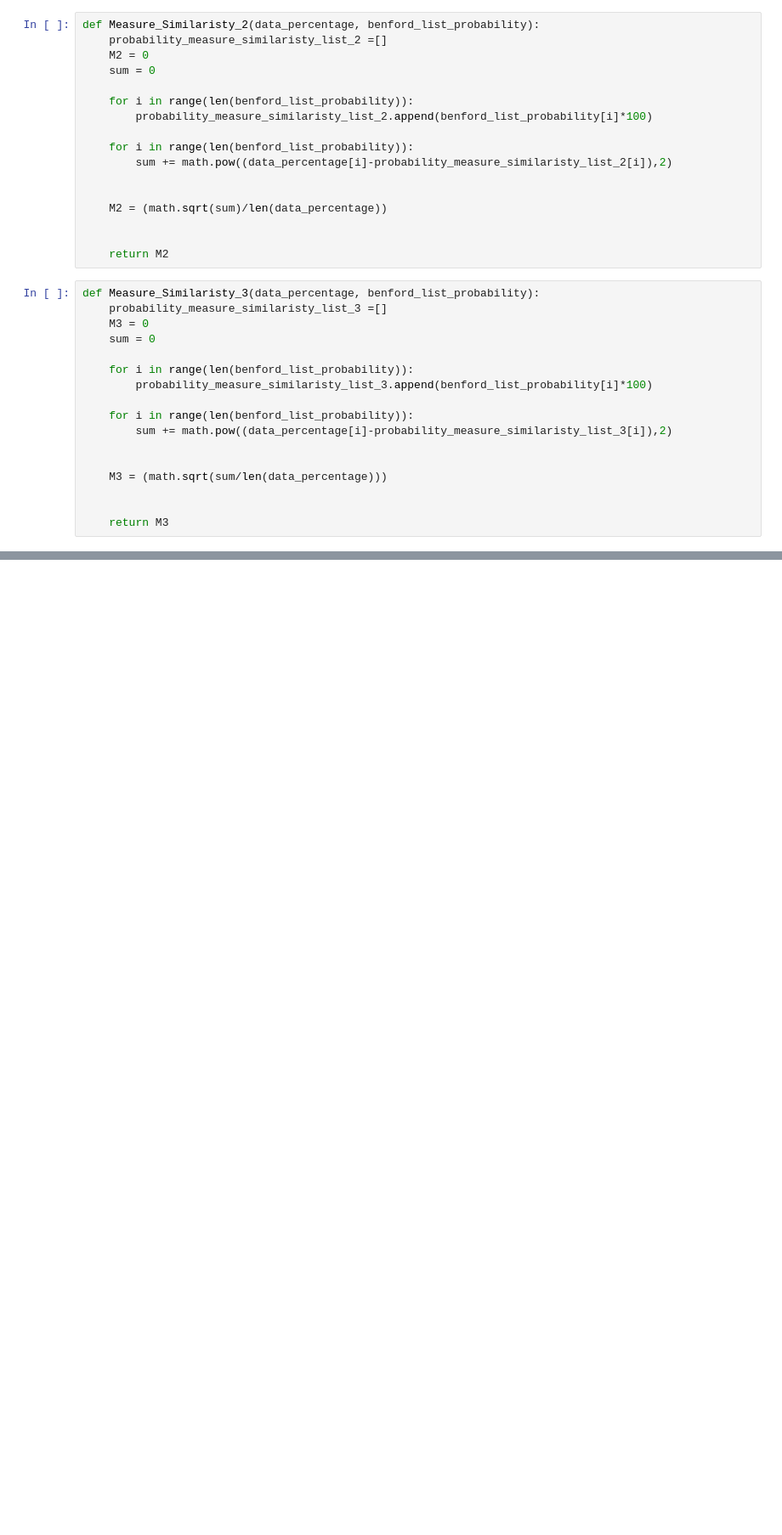
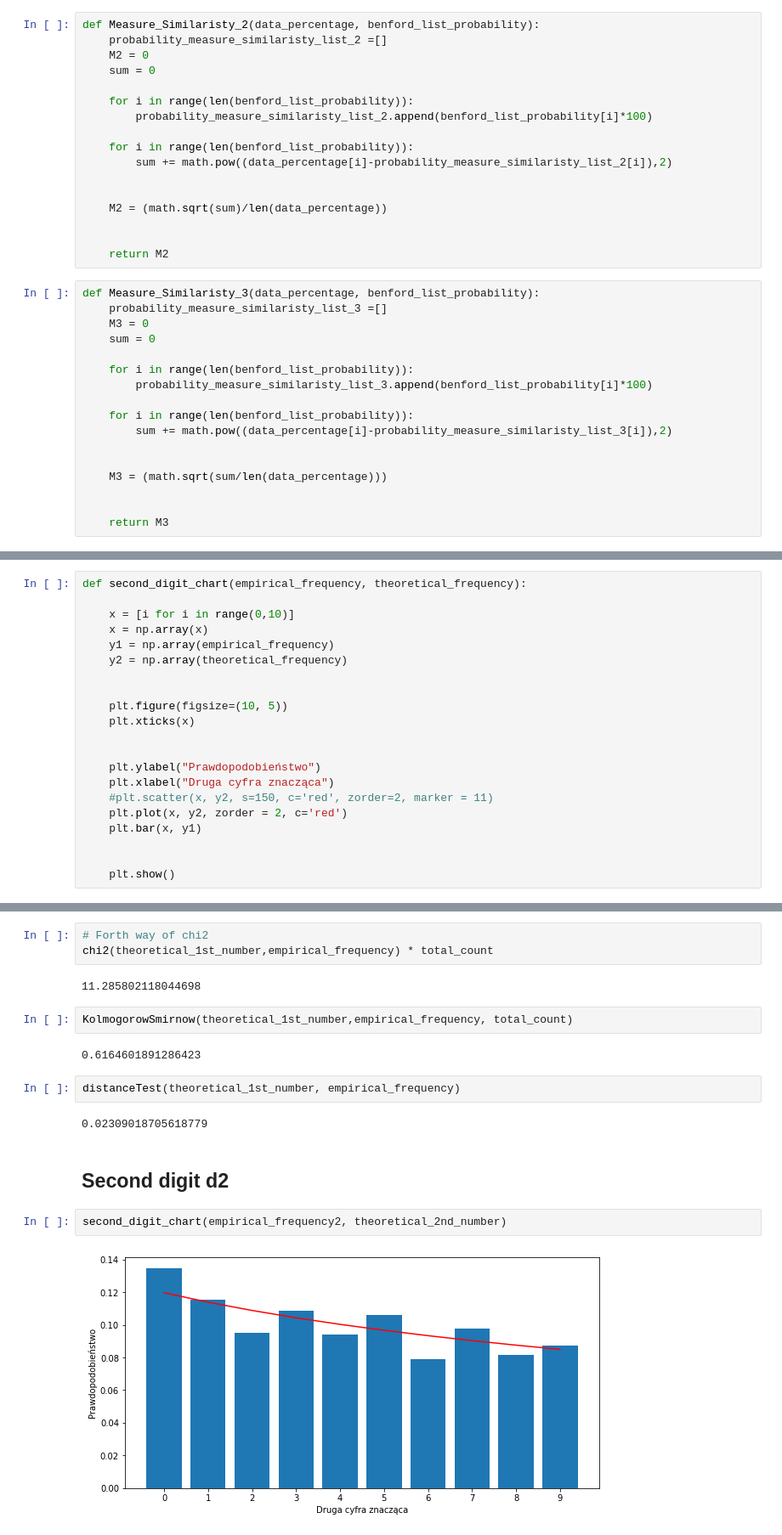
Before and after one commit to antoniperuzynski/BenfordsLaw, a Jupyter notebook: Benford_Law.ipynb, the cells around one changed output, grey strips where cells are left out. Shown: that part at 85% size. Cells and saved outputs as stored; diff of their text form; blank space fills up the shorter version.

```diff
--- a/Benford_Law.ipynb
+++ b/Benford_Law.ipynb
@@ -703,0 +277,21 @@ sum(BENFORD)
+# %%
+def second_digit_chart(empirical_frequency, theoretical_frequency):
+
+    x = [i for i in range(0,10)]
+    x = np.array(x)
+    y1 = np.array(empirical_frequency)
+    y2 = np.array(theoretical_frequency)
+
+
+    plt.figure(figsize=(10, 5))
+    plt.xticks(x)
+
+
+    plt.ylabel("Prawdopodobieństwo")
+    plt.xlabel("Druga cyfra znacząca")
+    #plt.scatter(x, y2, s=150, c='red', zorder=2, marker = 11)
+    plt.plot(x, y2, zorder = 2, c='red')
+    plt.bar(x, y1)
+
+
+    plt.show()
@@ -703,0 +336,19 @@ sum(BENFORD)
+# %%
+# Forth way of chi2
+chi2(theoretical_1st_number,empirical_frequency) * total_count
+# %% [output]
+11.285802118044698
+# %%
+KolmogorowSmirnow(theoretical_1st_number,empirical_frequency, total_count)
+# %% [output]
+0.6164601891286423
+# %%
+distanceTest(theoretical_1st_number, empirical_frequency)
+# %% [output]
+0.02309018705618779
+# %% [markdown]
+## Second digit d2
+# %%
+second_digit_chart(empirical_frequency2, theoretical_2nd_number)
+# %% [output]
+[figure, added]
```
Also changed, not shown: parts of 137 cells of this notebook.
